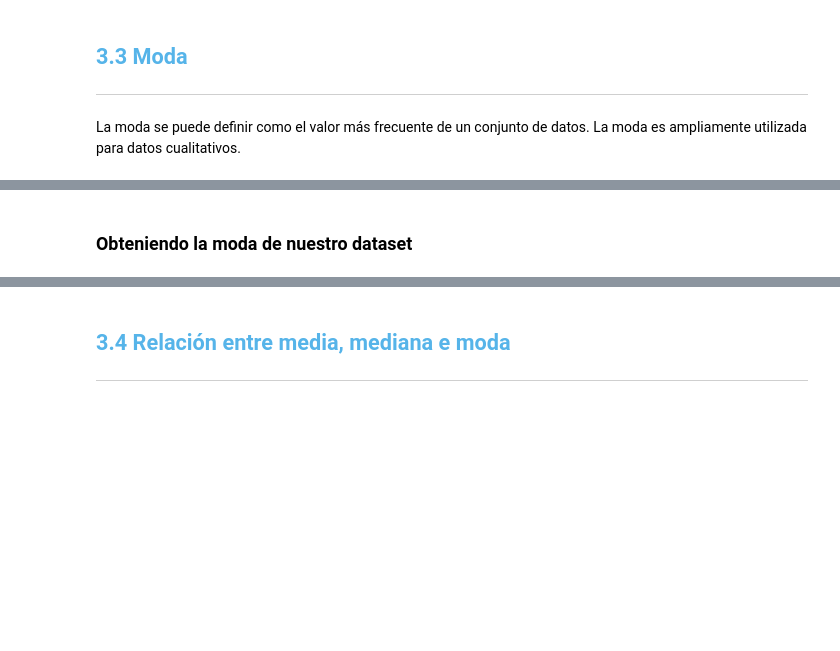
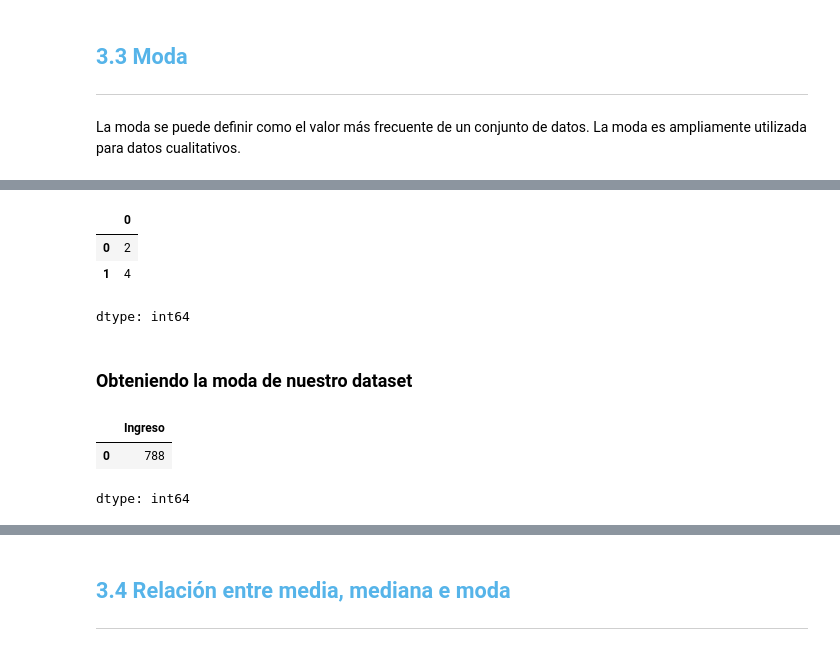
Before and after one commit to MyAppsTest/Estadistica_con_Python, a Jupyter notebook: Curso_de_Estadística_con_Python_1.ipynb, the cells around one changed output, grey strips where cells are left out. Drawn from its saved outputs; the diff is of its cells as text; code cells hidden in the pictures; blank space fills up the shorter version.

```diff
--- a/Curso_de_Estadística_con_Python_1.ipynb
+++ b/Curso_de_Estadística_con_Python_1.ipynb
@@ -738,2 +758,17 @@ La moda se puede definir como el valor más frecuente de un conjunto de datos. L
+# %%
+ejemplo = pd.Series([1,2,2,3,4,4,5,6,7])
+# %%
+ejemplo.mode()
+# %% [output]
+|  | 0 |
+| 0 | 2 |
+| 1 | 4 |
+dtype: int64
 # %% [markdown]
 ### Obteniendo la moda de nuestro dataset
+# %%
+datos.Ingreso.mode()
+# %% [output]
+|  | Ingreso |
+| 0 | 788 |
+dtype: int64
```
Also changed, not shown: parts of 6 cells of this notebook.
